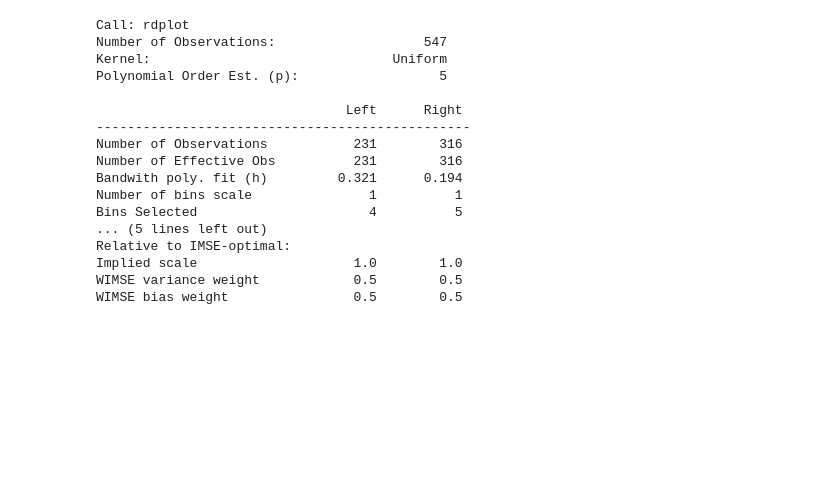
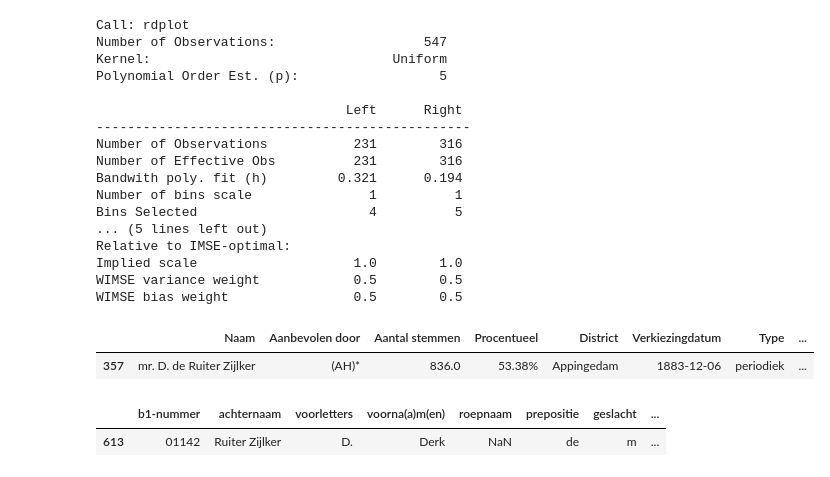
Before and after one commit to basm92/Polrents, a Jupyter notebook: Code/find_remaining_variables.ipynb, the cells around one changed output. Saved outputs shown, nothing was run; the diff lists cells and outputs as text; code cells hidden in the pictures; blank space fills up the shorter version.

```diff
--- a/Code/find_remaining_variables.ipynb
+++ b/Code/find_remaining_variables.ipynb
@@ -114,3 +165,15 @@ Relative to IMSE-optimal:
 Implied scale                    1.0        1.0
 WIMSE variance weight            0.5        0.5
 WIMSE bias weight                0.5        0.5
+# %%
+i = 20
+# %%
+electoral_data[(electoral_data['Naam'].str.contains(data.iloc[i]['Naam'])) & (electoral_data['Verkiezingdatum'] == data.iloc[i]['Verkiezingdatum'])]
+# %% [output]
+|  | Naam | Aanbevolen door | Aantal stemmen | Procentueel | District | Verkiezingdatum | Type | ... |
+| 357 | mr. D. de Ruiter Zijlker | (AH)* | 836.0 | 53.38% | Appingedam | 1883-12-06 | periodiek | ... |
+# %%
+politician_metadata[politician_metadata['b1-nummer'] == data.iloc[i]['b1-nummer']]
+# %% [output]
+|  | b1-nummer | achternaam | voorletters | voorna(a)m(en) | roepnaam | prepositie | geslacht | ... |
+| 613 | 01142 | Ruiter Zijlker | D. | Derk | NaN | de | m | ... |
```
Also changed, not shown: parts of 3 cells of this notebook, 2 other files.
